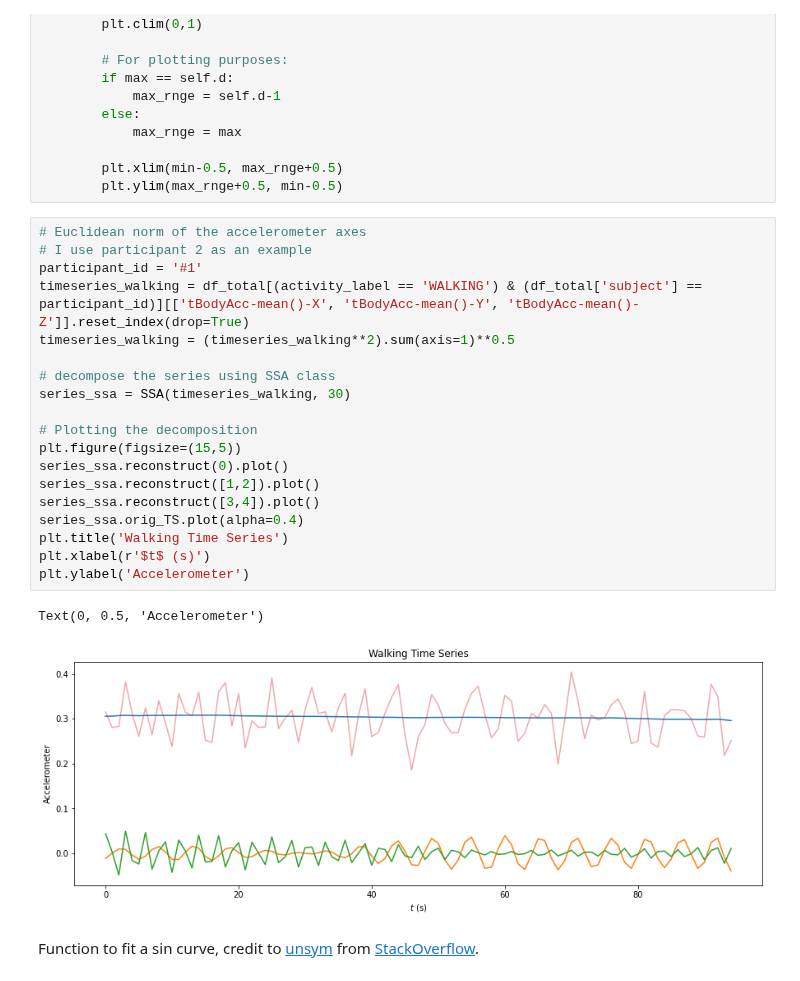
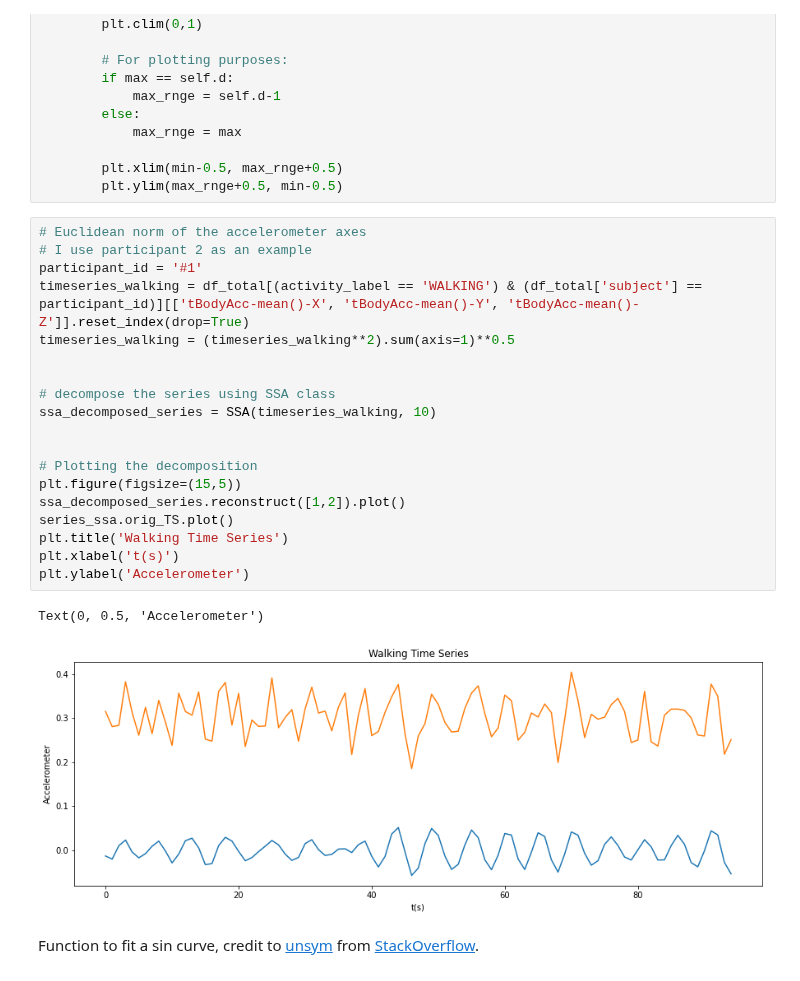
Before and after one commit to Ry3nG/SC1015-Project-Smartphone-Sensor-Privacy-Leak, a Jupyter notebook: What personal infomation can be revealed.ipynb, the cells around one changed output. Cells and saved outputs as stored; diff of their text form.

```diff
--- a/What personal infomation can be revealed.ipynb
+++ b/What personal infomation can be revealed.ipynb
@@ -195,25 +192,25 @@ class SSA(object):
 # %%
 # Euclidean norm of the accelerometer axes
 # I use participant 2 as an example
 participant_id = '#1'
 timeseries_walking = df_total[(activity_label == 'WALKING') & (df_total['subject'] == participant_id)][['tBodyAcc-mean()-X', 'tBodyAcc-mean()-Y', 'tBodyAcc-mean()-Z']].reset_index(drop=True)
 timeseries_walking = (timeseries_walking**2).sum(axis=1)**0.5
 
+
 # decompose the series using SSA class
-series_ssa = SSA(timeseries_walking, 30)
+ssa_decomposed_series = SSA(timeseries_walking, 10)
+
 
 # Plotting the decomposition
 plt.figure(figsize=(15,5))
-series_ssa.reconstruct(0).plot()
-series_ssa.reconstruct([1,2]).plot()
-series_ssa.reconstruct([3,4]).plot()
-series_ssa.orig_TS.plot(alpha=0.4)
+ssa_decomposed_series.reconstruct([1,2]).plot()
+series_ssa.orig_TS.plot()
 plt.title('Walking Time Series')
-plt.xlabel(r'$t$ (s)')
+plt.xlabel('t(s)')
 plt.ylabel('Accelerometer')
 # %% [output]
 Text(0, 0.5, 'Accelerometer')
-[figure, old version]
+[figure, new version]
 # %% [markdown]
 Function to fit a sin curve, credit to [unsym](https://stackoverflow.com/users/535615/unsym) from [StackOverflow](https://stackoverflow.com/questions/16716302/how-do-i-fit-a-sine-curve-to-my-data-with-pylab-and-numpy).
 # %%
```
Also changed, not shown: parts of 5 cells of this notebook.
